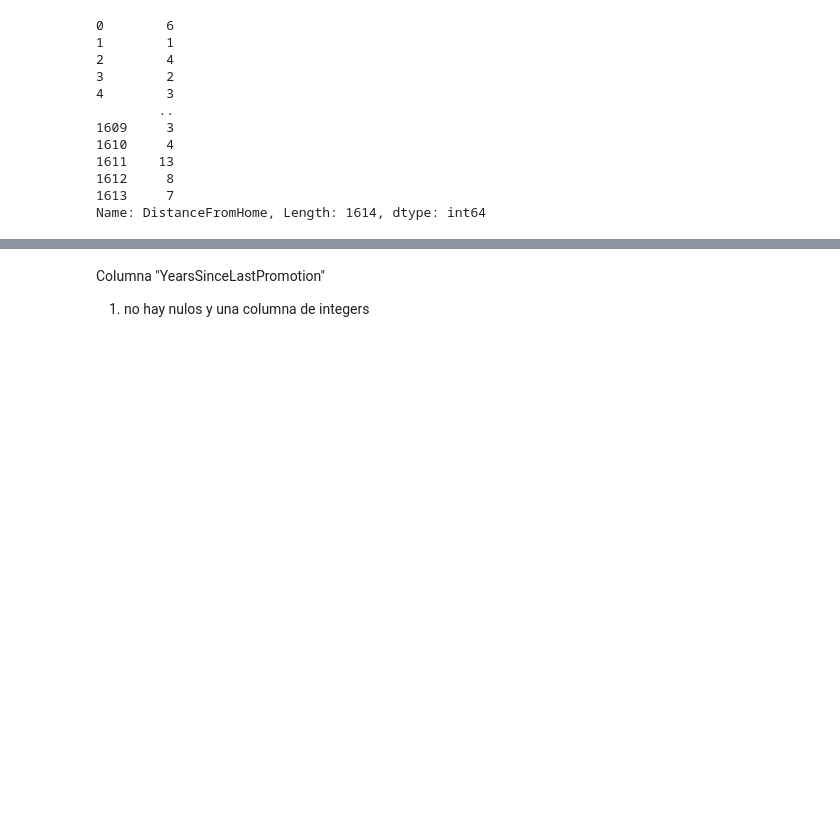
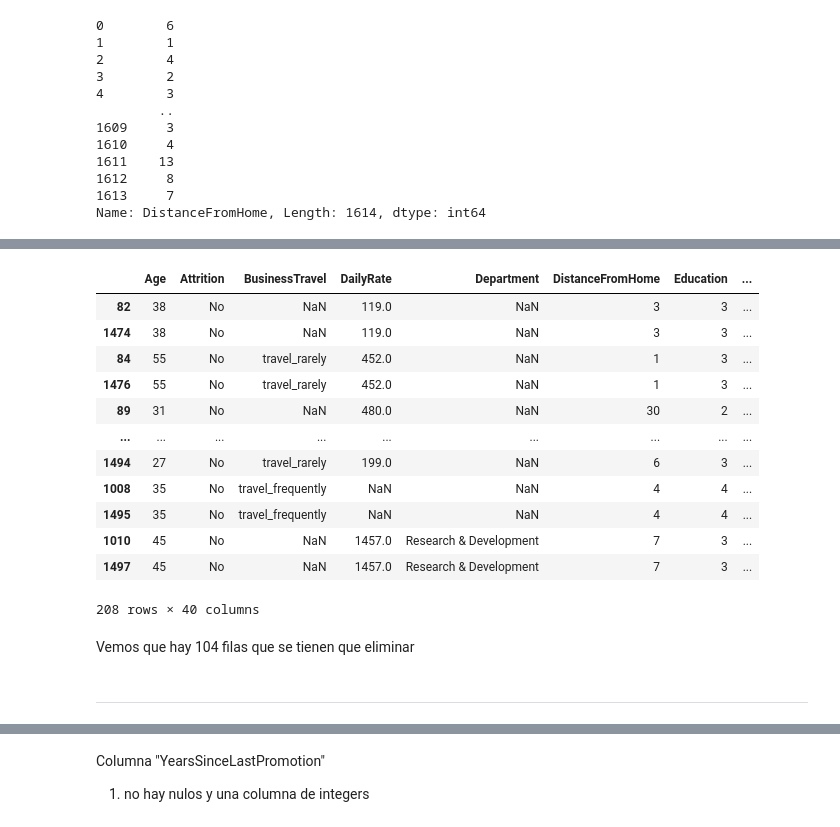
Before and after one commit to Adalab/https-github.com-Adalab-proyecto-da-promo-F-modulo-3-team-5, a Jupyter notebook: Borrador_Inicial.ipynb, the cells around one changed output, grey strips where cells are left out. Cells and saved outputs as stored; diff of their text form; code cells hidden in the pictures; blank space fills up the shorter version.

Commit message:
v1 - subido de la columna 7 a la 14

```diff
--- a/Borrador_Inicial.ipynb
+++ b/Borrador_Inicial.ipynb
@@ -177,0 +312,2 @@ Name: DistanceFromHome, Length: 1614, dtype: int64
+# %%
+df_ejemplo.drop("employeecount", axis = 1, inplace= True)
@@ -177,0 +340,4 @@ Name: DistanceFromHome, Length: 1614, dtype: int64
+# %%
+# Pasamos de str a float -> y se reemplaza la ',' por '.'
+df_ejemplo['employeenumber'] = pd.to_numeric(df_ejemplo['employeenumber'].str.replace(',', '.'), errors='coerce')
+df_ejemplo['employeenumber']
@@ -177,0 +367,6 @@ Name: DistanceFromHome, Length: 1614, dtype: int64
+# %%
+#identificamos los números duplicados
+duplicados = df_ejemplo[df_ejemplo.duplicated(subset=['employeenumber'], keep=False)]['employeenumber'].unique()
+print(duplicados)
+
+#revisar los puntos finales
@@ -177,0 +395,27 @@ Name: DistanceFromHome, Length: 1614, dtype: int64
+# %%
+lista_duplicados2= []
+
+for numero in duplicados:
+    lista_duplicados2.append(df_ejemplo[df_ejemplo['employeenumber'] == numero])
+# %%
+# lo visualizamos en un nuevo dataFrame
+df_resultado = pd.concat(lista_duplicados2)
+df_resultado
+# %% [output]
+|  | Age | Attrition | BusinessTravel | DailyRate | Department | DistanceFromHome | Education | ... |
+| 82 | 38 | No | NaN | 119.0 | NaN | 3 | 3 | ... |
+| 1474 | 38 | No | NaN | 119.0 | NaN | 3 | 3 | ... |
+| 84 | 55 | No | travel_rarely | 452.0 | NaN | 1 | 3 | ... |
+| 1476 | 55 | No | travel_rarely | 452.0 | NaN | 1 | 3 | ... |
+| 89 | 31 | No | NaN | 480.0 | NaN | 30 | 2 | ... |
+| ... | ... | ... | ... | ... | ... | ... | ... | ... |
+| 1494 | 27 | No | travel_rarely | 199.0 | NaN | 6 | 3 | ... |
+| 1008 | 35 | No | travel_frequently | NaN | NaN | 4 | 4 | ... |
+| 1495 | 35 | No | travel_frequently | NaN | NaN | 4 | 4 | ... |
+| 1010 | 45 | No | NaN | 1457.0 | Research & Development | 7 | 3 | ... |
+| 1497 | 45 | No | NaN | 1457.0 | Research & Development | 7 | 3 | ... |
+208 rows × 40 columns
+# %% [markdown]
+Vemos que hay 104 filas que se tienen que eliminar
+# %% [markdown]
+__________
```
Also changed, not shown: parts of 54 cells of this notebook.
